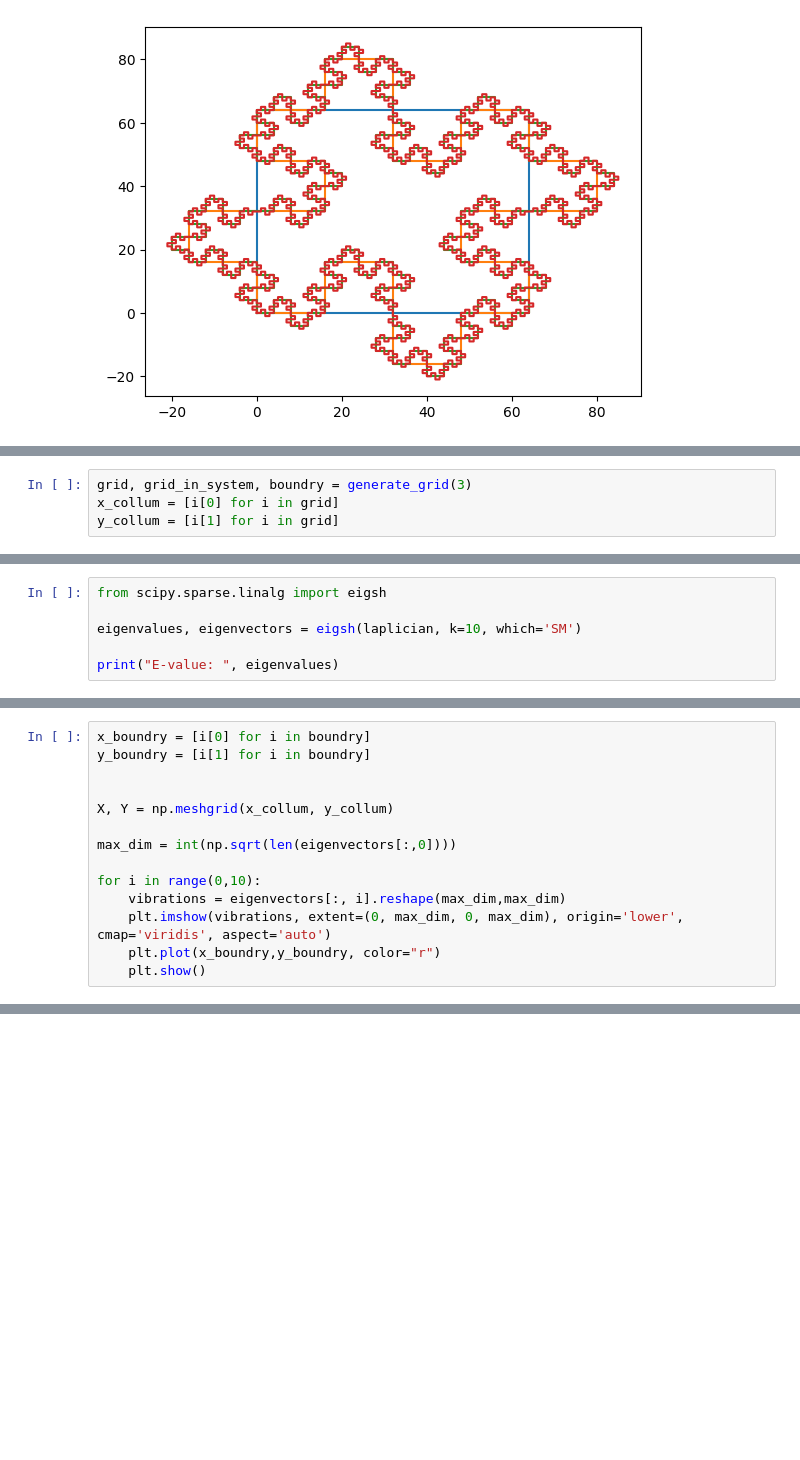
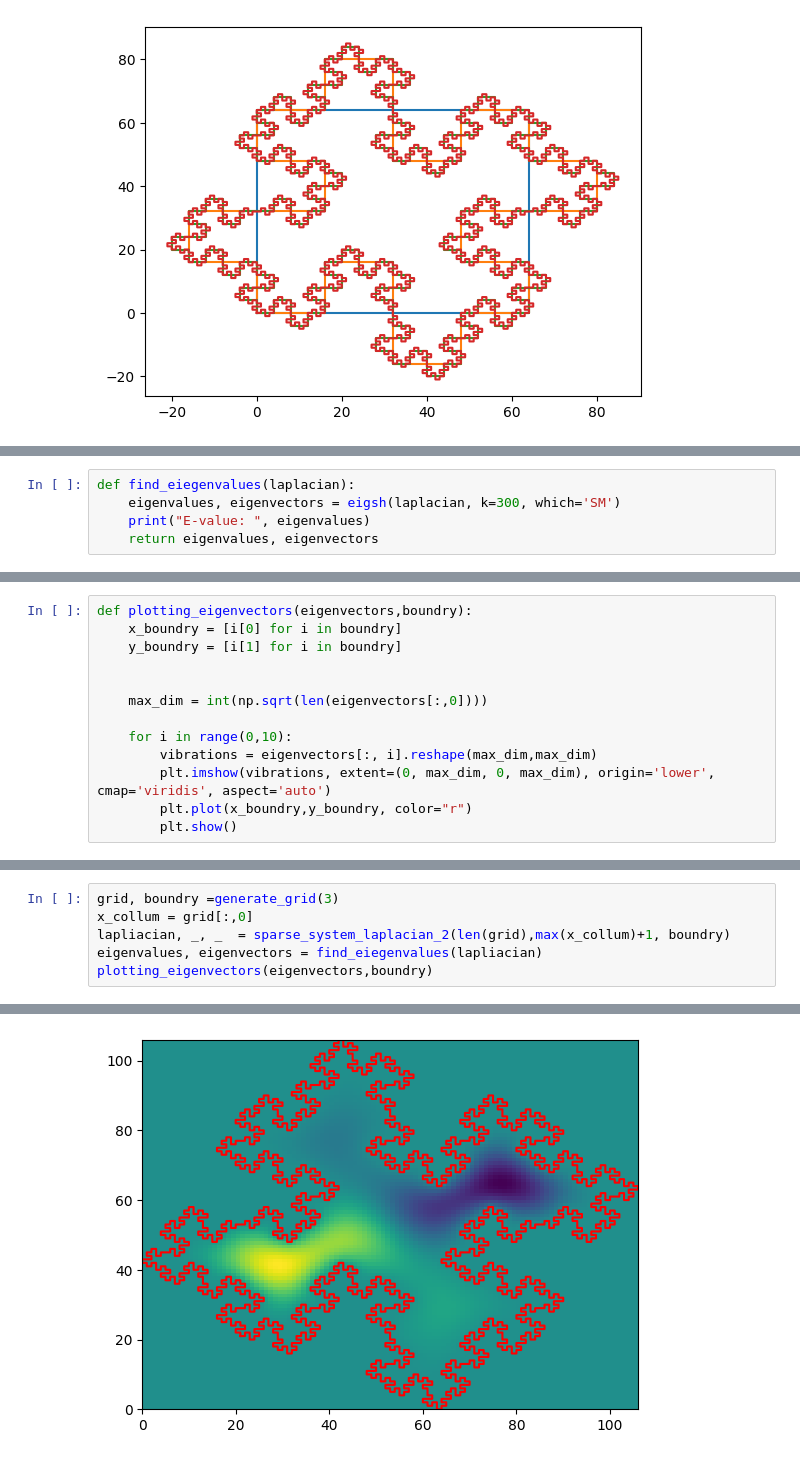
Before and after one commit to erikkoh/Numfys, a Jupyter notebook: Assignment2/Projectnotebook.ipynb, the cells around one changed output, grey strips where cells are left out. Drawn from its saved outputs; the diff is of its cells as text; blank space fills up the shorter version.

```diff
--- a/Assignment2/Projectnotebook.ipynb
+++ b/Assignment2/Projectnotebook.ipynb
@@ -213,4 +261,0 @@ def system_laplacian(vector_length, row_length, boundry):
-# %%
-grid, grid_in_system, boundry = generate_grid(3)
-x_collum = [i[0] for i in grid]
-y_collum = [i[1] for i in grid]
@@ -225,6 +285,5 @@ plt.scatter(x_points,y_points)
 # %%
-from scipy.sparse.linalg import eigsh
-
-eigenvalues, eigenvectors = eigsh(laplician, k=10, which='SM')
-
-print("E-value: ", eigenvalues)
+def find_eiegenvalues(laplacian):
+    eigenvalues, eigenvectors = eigsh(laplacian, k=300, which='SM')
+    print("E-value: ", eigenvalues)
+    return eigenvalues, eigenvectors
@@ -234,14 +290,13 @@ E-value:  [0.01934741 0.04086374 0.04086374 0.0423333  0.04313214 0.04952054
 # %%
-x_boundry = [i[0] for i in boundry]
-y_boundry = [i[1] for i in boundry]
+def plotting_eigenvectors(eigenvectors,boundry):
+    x_boundry = [i[0] for i in boundry]
+    y_boundry = [i[1] for i in boundry]
 
 
-X, Y = np.meshgrid(x_collum, y_collum)
+    max_dim = int(np.sqrt(len(eigenvectors[:,0])))
 
-max_dim = int(np.sqrt(len(eigenvectors[:,0])))
-
-for i in range(0,10):
-    vibrations = eigenvectors[:, i].reshape(max_dim,max_dim)
-    plt.imshow(vibrations, extent=(0, max_dim, 0, max_dim), origin='lower', cmap='viridis', aspect='auto')
-    plt.plot(x_boundry,y_boundry, color="r")
-    plt.show()
+    for i in range(0,10):
+        vibrations = eigenvectors[:, i].reshape(max_dim,max_dim)
+        plt.imshow(vibrations, extent=(0, max_dim, 0, max_dim), origin='lower', cmap='viridis', aspect='auto')
+        plt.plot(x_boundry,y_boundry, color="r")
+        plt.show()
@@ -258,0 +303,7 @@ for i in range(0,10):
+# %%
+grid, boundry =generate_grid(3)
+x_collum = grid[:,0]
+lapliacian, _, _  = sparse_system_laplacian_2(len(grid),max(x_collum)+1, boundry)
+eigenvalues, eigenvectors = find_eiegenvalues(lapliacian)
+plotting_eigenvectors(eigenvectors,boundry)
+# %% [output]
@@ -258,0 +328 @@ for i in range(0,10):
+[figure, added]
```
Also changed, not shown: parts of 13 cells of this notebook.
